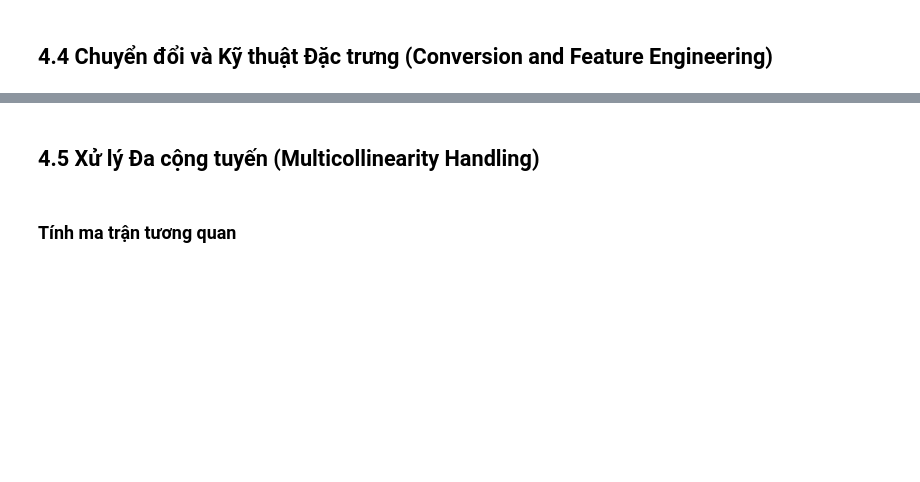
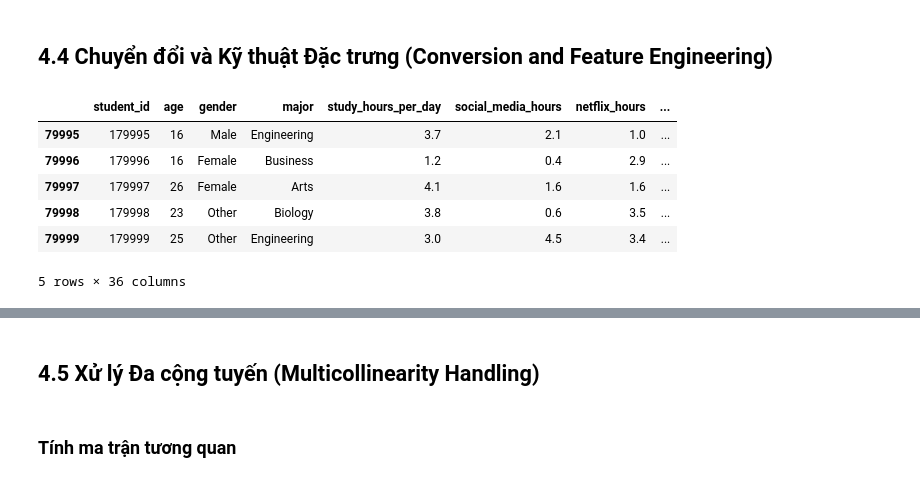
Before and after one commit to Vo-Hao250604/Student-Habits-and-Academic-Performance-Analysis, a Jupyter notebook: Student_Habits_and_Academic_Performance_Analysis.ipynb, the cells around one changed output, grey strips where cells are left out. Cells and saved outputs as stored; diff of their text form; code cells hidden in the pictures; blank space fills up the shorter version.

```diff
--- a/Student_Habits_and_Academic_Performance_Analysis.ipynb
+++ b/Student_Habits_and_Academic_Performance_Analysis.ipynb
@@ -658,3 +673,13 @@ df['stress_anxiety_combined'] = df['stress_level'] + df['exam_anxiety_score']
 
 #Sự tác động từ động lực và hỗ trợ
 df['support_motivation_interaction'] = (df['parental_support_level'] * df['motivation_level'])
+# %%
+df.tail(5)
+# %% [output]
+|  | student_id | age | gender | major | study_hours_per_day | social_media_hours | netflix_hours | ... |
+| 79995 | 179995 | 16 | Male | Engineering | 3.7 | 2.1 | 1.0 | ... |
+| 79996 | 179996 | 16 | Female | Business | 1.2 | 0.4 | 2.9 | ... |
+| 79997 | 179997 | 26 | Female | Arts | 4.1 | 1.6 | 1.6 | ... |
+| 79998 | 179998 | 23 | Other | Biology | 3.8 | 0.6 | 3.5 | ... |
+| 79999 | 179999 | 25 | Other | Engineering | 3.0 | 4.5 | 3.4 | ... |
+5 rows × 36 columns
```
Also changed, not shown: parts of 19 cells of this notebook.
